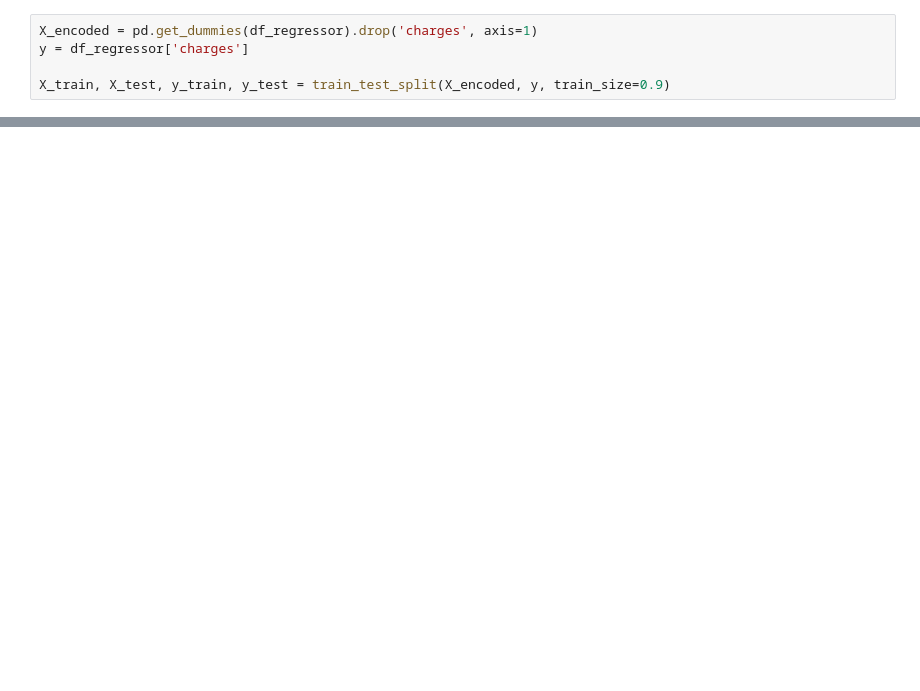
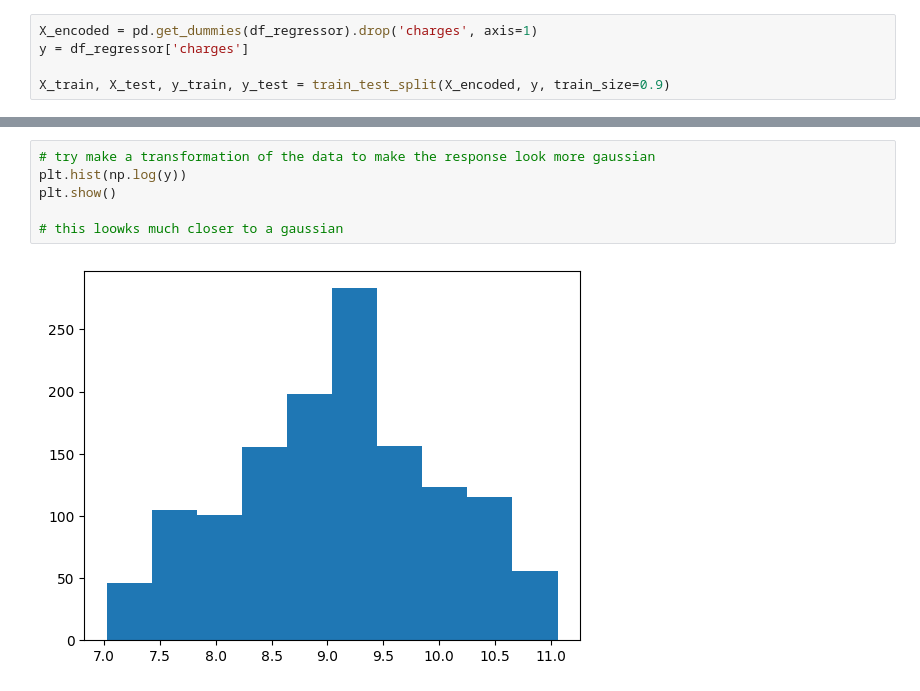
Before and after one commit to DavideZFC/DataScience, a Jupyter notebook: ex_4.ipynb, the cells around one changed output, grey strips where cells are left out. Saved outputs shown, nothing was run; the diff lists cells and outputs as text; blank space fills up the shorter version.

Commit message:
data analysis

```diff
--- a/ex_4.ipynb
+++ b/ex_4.ipynb
@@ -171,0 +173,8 @@ R2 score is 0.749358948908775
+# %%
+# try make a transformation of the data to make the response look more gaussian
+plt.hist(np.log(y))
+plt.show()
+
+# this loowks much closer to a gaussian
+# %% [output]
+[figure, added]
```
Also changed, not shown: parts of 8 cells of this notebook.
